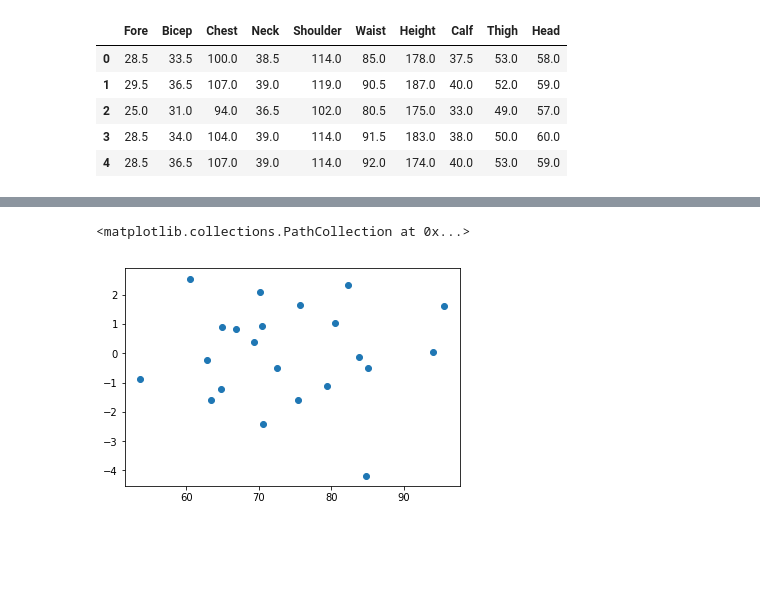
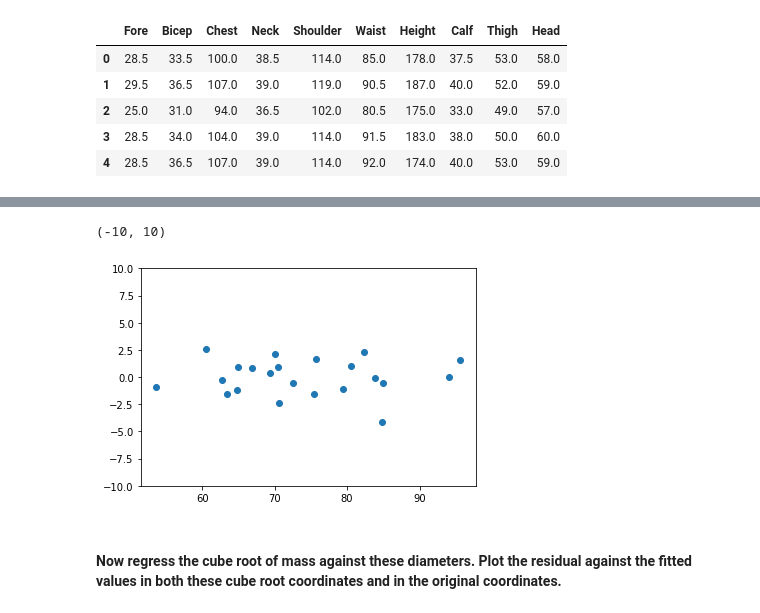
Before and after one commit to behroozmrd47/CS-498-AML-HW5, a Jupyter notebook: 7.10.ipynb, the cells around one changed output, grey strips where cells are left out. Saved outputs shown, nothing was run; the diff lists cells and outputs as text; code cells hidden in the pictures; blank space fills up the shorter version.

```diff
--- a/7.10.ipynb
+++ b/7.10.ipynb
@@ -63,6 +63,9 @@ residual
 Name: Mass, dtype: float64
 # %%
 plt.scatter(lm.predict(X), residual)
+plt.ylim([-10,10])
 # %% [output]
-<matplotlib.collections.PathCollection at 0x...>
+(-10, 10)
-[figure, old version]
+[figure, new version]
+# %% [markdown]
+#### Now regress the cube root of mass against these diameters. Plot the residual against the fitted values in both these cube root coordinates and in the original coordinates.
```
Also changed, not shown: parts of 6 cells of this notebook.
